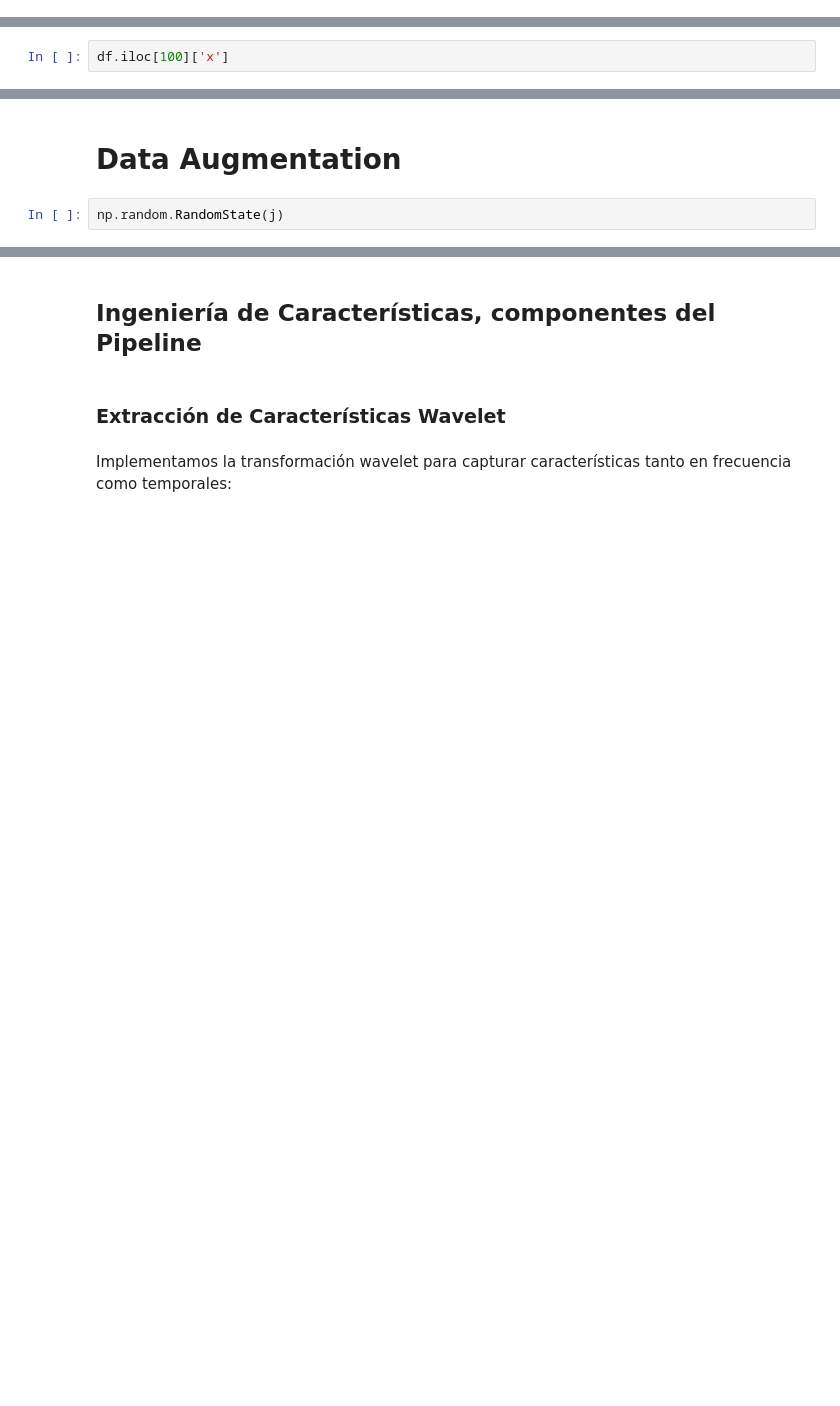
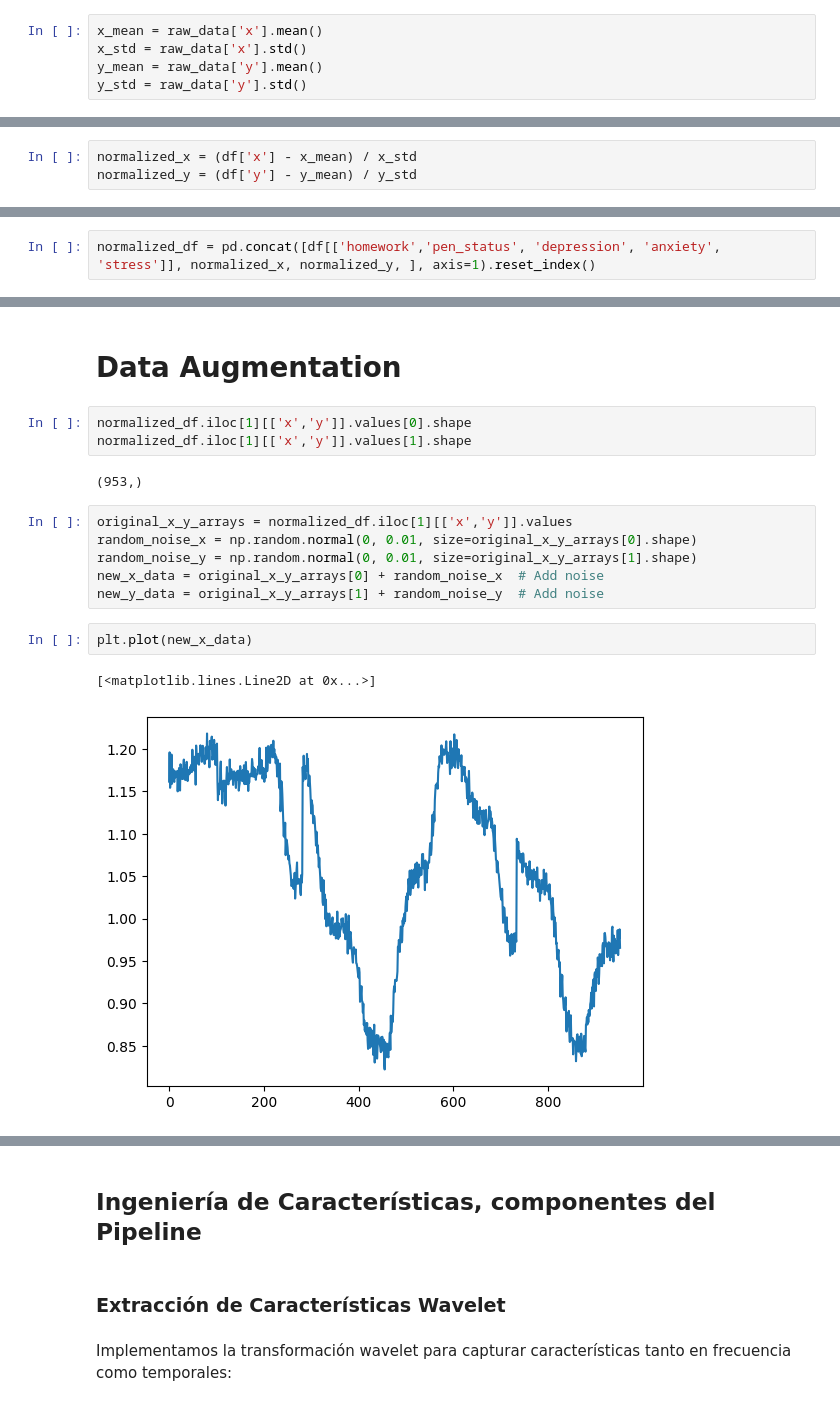
Before and after one commit to PosgradoMNA/Proyecto_Integrador_Equipo_11, a Jupyter notebook: notebooks/FeatureEngineering.ipynb, the cells around one changed output, grey strips where cells are left out. Saved outputs shown, nothing was run; the diff lists cells and outputs as text; blank space fills up the shorter version.

Commit message:
WIP: Feature engineering normalization

```diff
--- a/notebooks/FeatureEngineering.ipynb
+++ b/notebooks/FeatureEngineering.ipynb
@@ -44,3 +47,8 @@ df = cargar_datos()
+# %%
+x_mean = raw_data['x'].mean()
+x_std = raw_data['x'].std()
+y_mean = raw_data['y'].mean()
+y_std = raw_data['y'].std()
 # %%
 df.head(1)
 # %% [output]
@@ -48,4 +56,5 @@ df.head(1)
 | Subject |  |  |  |  |  |  |  |  |  |  | ... |
 | 1 | 1 | 0 | [48331, 48318, 48305, 48305, 4830... | [31876, 31963, 32053, 32159, 3215... | [672620, 672628, 672635, 672643, ... | [1830, 1830, 1830, 1830, 1830, 18... | [530, 530, 530, 530, 530, 530, 53... | [0, 0, 0, 0, 0, 0, 0, 0, 0, 0, 0,... | False | True | ... |
 # %%
-df.iloc[100]['x']
+normalized_x = (df['x'] - x_mean) / x_std
+normalized_y = (df['y'] - y_mean) / y_std
@@ -53,0 +61,2 @@ df.iloc[100]['x']
+# %%
+normalized_df = pd.concat([df[['homework','pen_status', 'depression', 'anxiety', 'stress']], normalized_x, normalized_y, ], axis=1).reset_index()
@@ -54,4 +72,18 @@ df.iloc[100]['x']
 # %% [markdown]
 # Data Augmentation
-# %%
-np.random.RandomState(j)
+# %%
+normalized_df.iloc[1][['x','y']].values[0].shape
+normalized_df.iloc[1][['x','y']].values[1].shape
+# %% [output]
+(953,)
+# %%
+original_x_y_arrays = normalized_df.iloc[1][['x','y']].values
+random_noise_x = np.random.normal(0, 0.01, size=original_x_y_arrays[0].shape)
+random_noise_y = np.random.normal(0, 0.01, size=original_x_y_arrays[1].shape)
+new_x_data = original_x_y_arrays[0] + random_noise_x  # Add noise
+new_y_data = original_x_y_arrays[1] + random_noise_y  # Add noise
+# %%
+plt.plot(new_x_data)
+# %% [output]
+[<matplotlib.lines.Line2D at 0x...>]
+[figure, added]
```
Also changed, not shown: parts of 7 cells of this notebook.
